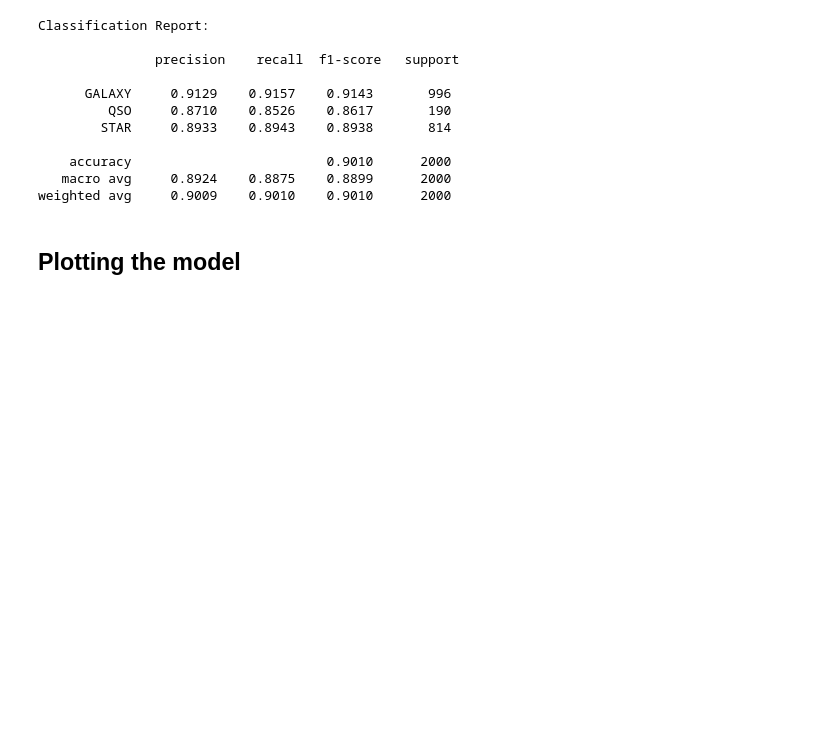
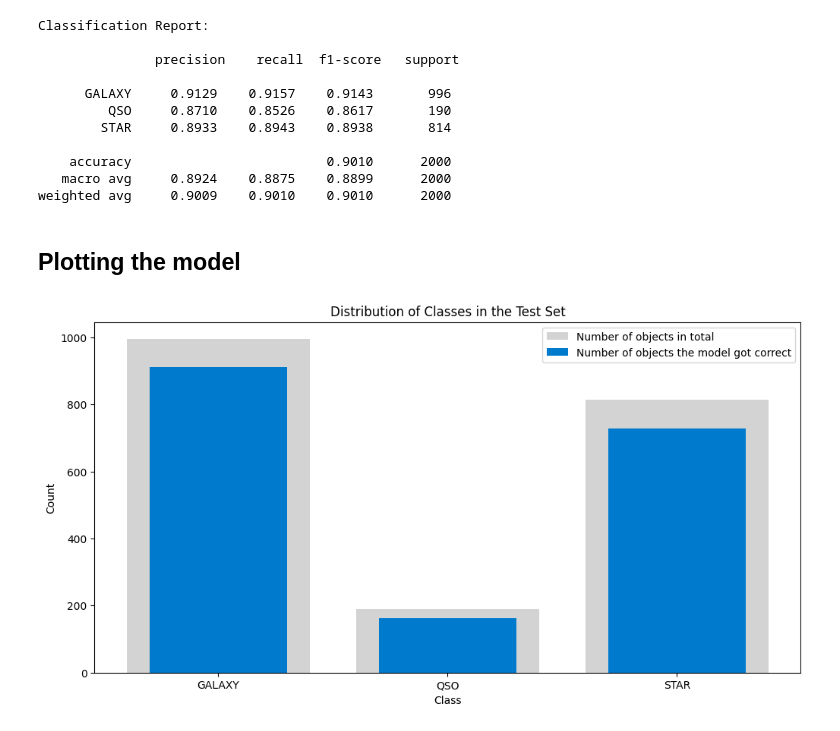
Before and after one commit to Ryan-Ursell/SDSS-DR14-Classification, a Jupyter notebook: py/Q1_folder/Q1.ipynb, the cells around one changed output. Drawn from its saved outputs; the diff is of its cells as text; code cells hidden in the pictures; blank space fills up the shorter version.

Commit message:
Added code for plotting the correct counts vs total counts for each class

```diff
--- a/py/Q1_folder/Q1.ipynb
+++ b/py/Q1_folder/Q1.ipynb
@@ -138,3 +140,34 @@ Classification Report:
 weighted avg     0.9009    0.9010    0.9010      2000
 # %% [markdown]
 ## Plotting the model
+# %%
+# Calculates the true number of objects in each class and sorts them by class
+true_counts = testing_classification.value_counts().sort_index()
+
+# Calculates the number of objects the model correctly identified for each class and sorts them by class
+correct_counts = testing_classification[testing_classification == classification_predict].value_counts().sort_index()
+
+# Combines true_counts and correct_counts into a single DataFrame for easier plotting
+plot_data = pd.DataFrame({'Actual': true_counts, 'Correctly Detected': correct_counts})
+
+# Sets the x positions for the bars, so that they are evenly spaced along the x axis
+x_positions = np.arange(len(plot_data))
+
+# Create the bar plot
+plt.figure(figsize=(12, 6)) # Set the figure size to be 12 inches by 6 inches (width by height), can be adjusted as needed
+plt.bar(x_positions, plot_data['Actual'], width=0.8, color='#d3d3d3', label='Number of objects in total') # Plot the actual counts as light gray bars
+plt.bar(x_positions, plot_data['Correctly Detected'], width=0.6, color='#007acc', label='Number of objects the model got correct') # Plot the correctly detected counts as blue bars
+
+# Add a title and labels
+plt.title('Distribution of Classes in the Test Set')
+plt.xlabel('Class')
+plt.ylabel('Count')
+
+# Sets x-axis tick labels to class names instead of numbers
+plt.xticks(x_positions, plot_data.index)
+
+# Add a legend and show the plot
+plt.legend(loc='upper right')
+plt.show()
+# %% [output]
+[figure, added]
```
Also changed, not shown: parts of 1 cell of this notebook.
